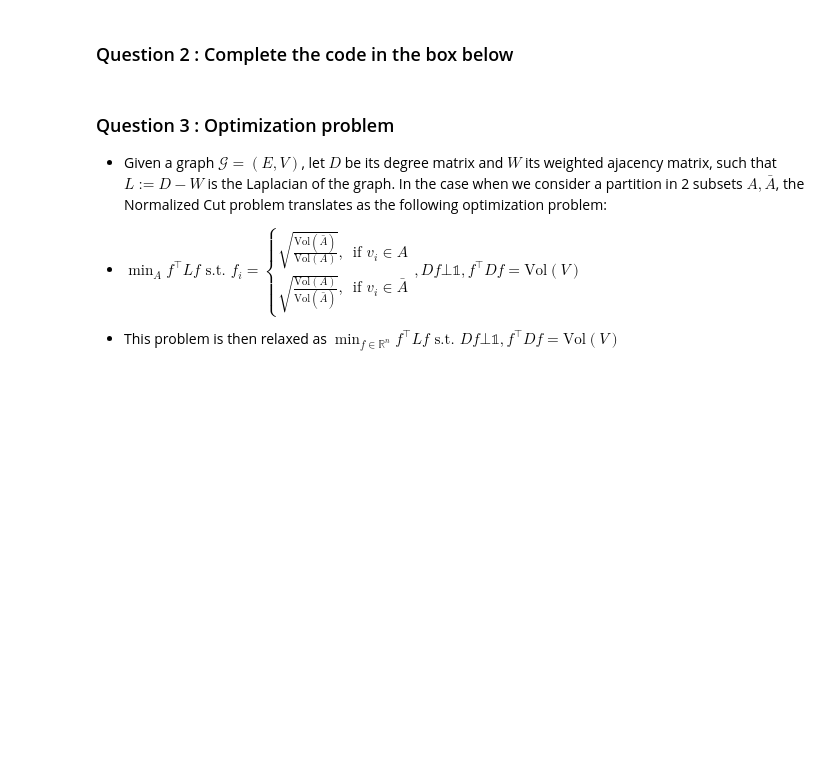
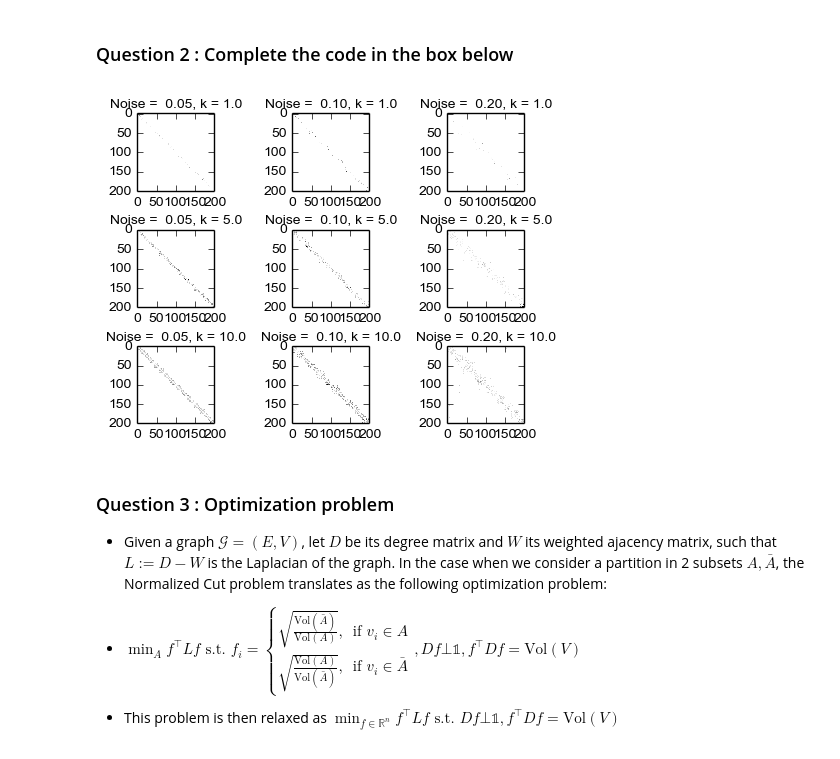
Before and after one commit to TdOpt/SpectralClustering, a Jupyter notebook: TP_SpectralClustering.ipynb, the cells around one changed output. Saved outputs shown, nothing was run; the diff lists cells and outputs as text; code cells hidden in the pictures; blank space fills up the shorter version.

```diff
--- a/TP_SpectralClustering.ipynb
+++ b/TP_SpectralClustering.ipynb
@@ -39,18 +42,21 @@ n_neighbors_list = [1,5,10] # You can change these values
 # %%
 #Generate the adjacency matrices
 kNN_graphs = {}
 for i in range(len(n_neighbors_list)):
     for j in range(len(noise_level_list)):
         kNN_graphs[n_neighbors_list[i],noise_level_list[j]] = \
         kneighbors_graph(noisy_moons[noise_level_list[j]][0], n_neighbors_list[i], mode='distance', p=2)
 
 #TODO : improve the plots by plotting a scatterplot instead, where edges are added between points iff they are close enough
 
 f, a = plt.subplots(len(n_neighbors_list), len(noise_level_list))
+f.subplots_adjust(wspace = 0, hspace=0.5)
 for i in range(len(n_neighbors_list)):
     for j in range(len(noise_level_list)):
         a[i,j].imshow(kNN_graphs[n_neighbors_list[i],noise_level_list[j]].todense(),cmap = 'Greys',interpolation="none")
-        a[i,j].set_title('Noise =  %.2f, k = %.1f' % (noise_level_list[j], n_neighbors_list[i]))
+        a[i,j].set_title('Noise =  %.2f, k = %.1f' % (noise_level_list[j], n_neighbors_list[i]),fontsize = 10)
+# %% [output]
+[figure, added]
 # %% [markdown]
 ### Question 3 : Optimization problem
 
```
Also changed, not shown: parts of 4 cells of this notebook.
